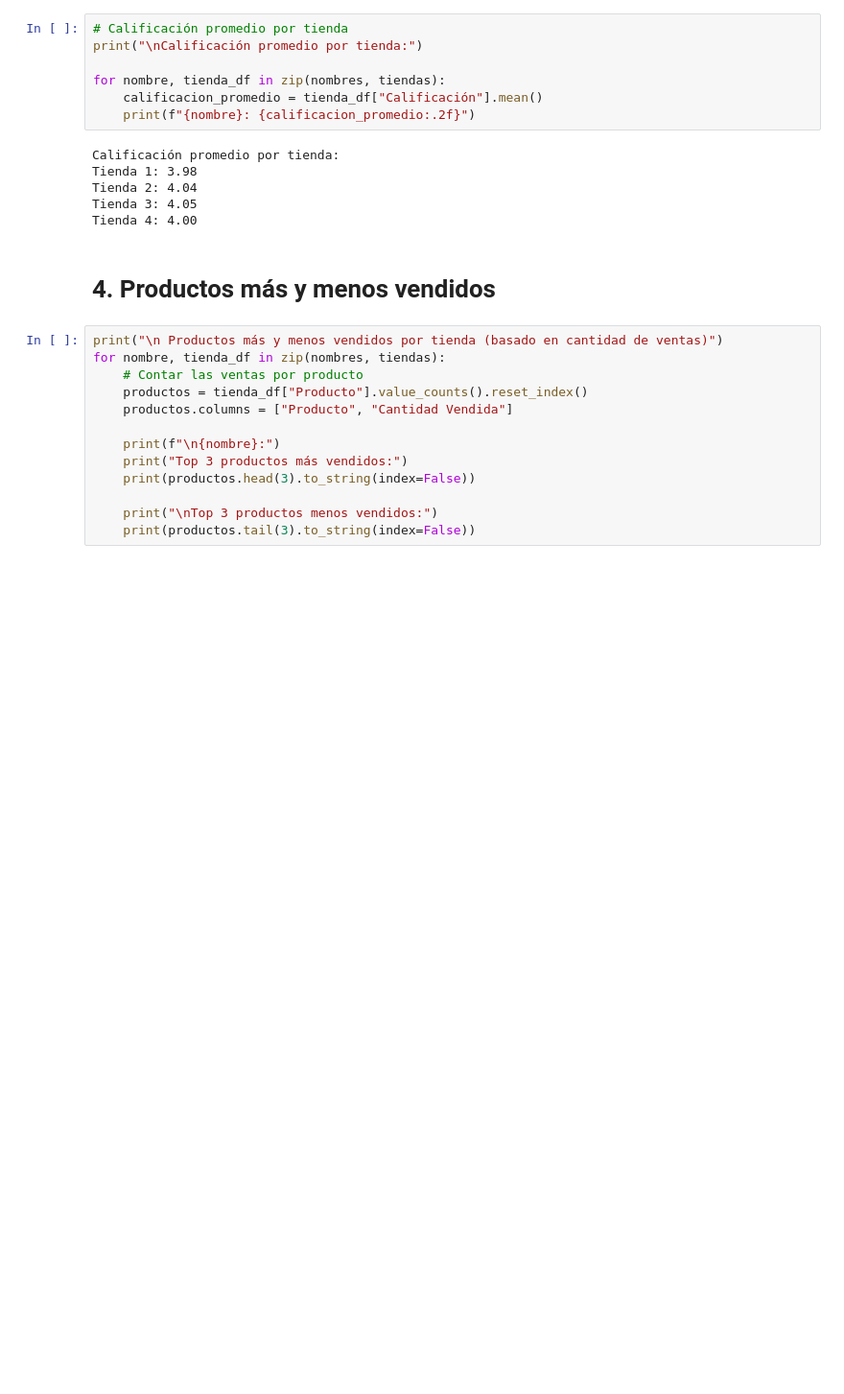
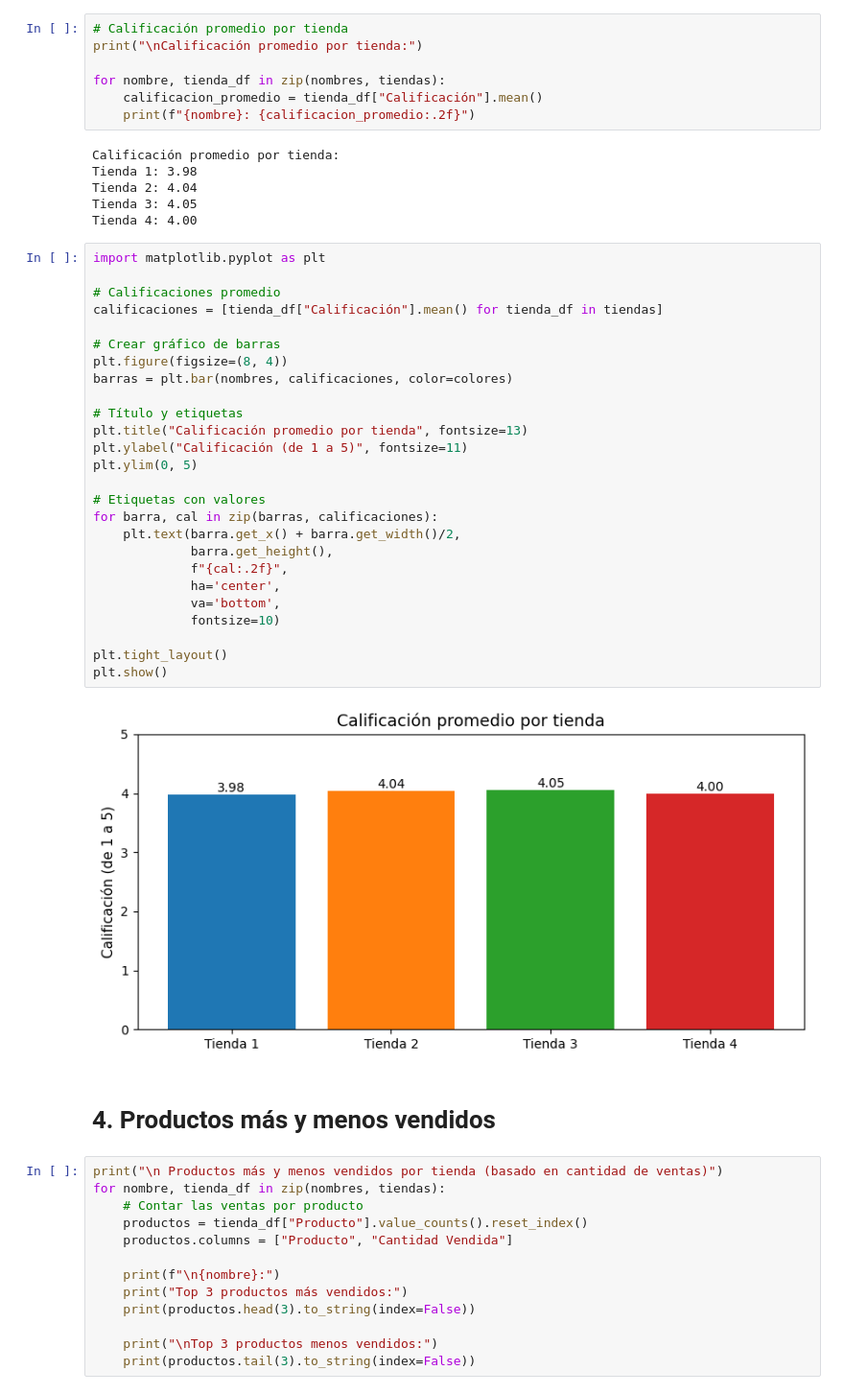
Before and after one commit to wcjdesingweb/challenge1-data-science-latam, a Jupyter notebook: AluraStoreLatam.ipynb, the cells around one changed output. Shown at 96% size. Cells and saved outputs as stored; diff of their text form; blank space fills up the shorter version.

```diff
--- a/AluraStoreLatam.ipynb
+++ b/AluraStoreLatam.ipynb
@@ -122,6 +194,34 @@ Tienda 1: 3.98
 Tienda 2: 4.04
 Tienda 3: 4.05
 Tienda 4: 4.00
+# %%
+import matplotlib.pyplot as plt
+
+# Calificaciones promedio
+calificaciones = [tienda_df["Calificación"].mean() for tienda_df in tiendas]
+
+# Crear gráfico de barras
+plt.figure(figsize=(8, 4))
+barras = plt.bar(nombres, calificaciones, color=colores)
+
+# Título y etiquetas
+plt.title("Calificación promedio por tienda", fontsize=13)
+plt.ylabel("Calificación (de 1 a 5)", fontsize=11)
+plt.ylim(0, 5)
+
+# Etiquetas con valores
+for barra, cal in zip(barras, calificaciones):
+    plt.text(barra.get_x() + barra.get_width()/2,
+             barra.get_height(),
+             f"{cal:.2f}",
+             ha='center',
+             va='bottom',
+             fontsize=10)
+
+plt.tight_layout()
+plt.show()
+# %% [output]
+[figure, added]
 # %% [markdown]
 # 4. Productos más y menos vendidos
 # %%
```
Also changed, not shown: parts of 4 cells of this notebook.
